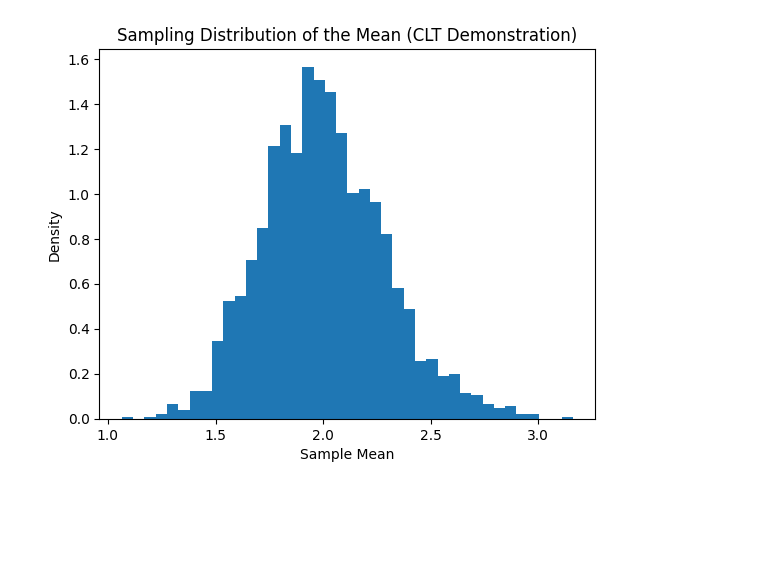
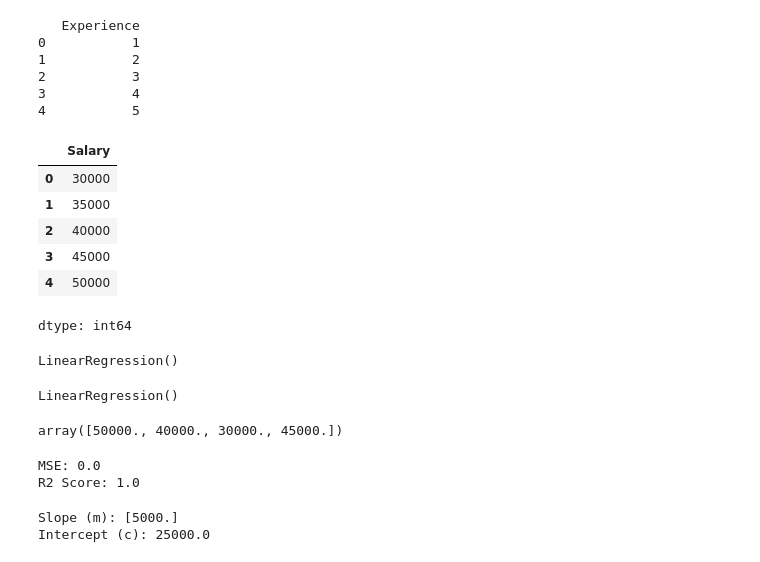
Before and after one commit to puchakatla-balaji/Edx-task5, a Jupyter notebook: chapter_appendix-tools-for-deep-learning/jupyter.ipynb, the cells around one changed output. Saved outputs shown, nothing was run; the diff lists cells and outputs as text; code cells hidden in the pictures; blank space fills up the shorter version.

```diff
--- a/chapter_appendix-tools-for-deep-learning/jupyter.ipynb
+++ b/chapter_appendix-tools-for-deep-learning/jupyter.ipynb
@@ -356,23 +153,0 @@ Skewness: 0.5916447472670472
-# %%
-import numpy as np
-import matplotlib.pyplot as plt
-
-np.random.seed(0)
-
-# Create a skewed population (exponential distribution)
-population = np.random.exponential(scale=2, size=500000)
-
-sample_means = []
-
-# Draw 2000 samples, each of size n=50
-for _ in range(2000):
-    sample = np.random.choice(population, size=50)
-    sample_means.append(np.mean(sample))
-
-plt.hist(sample_means, bins=40, density=True)
-plt.title("Sampling Distribution of the Mean (CLT Demonstration)")
-plt.xlabel("Sample Mean")
-plt.ylabel("Density")
-plt.show()
-# %% [output]
-[figure, removed]
@@ -378,0 +158,27 @@ plt.show()
+# %%
+data = pd.DataFrame({
+    'Experience': [1, 2, 3, 4, 5],
+    'Salary': [30000, 35000, 40000, 45000, 50000]
+})
+# %%
+X = data[['Experience']]   # independent variable (2D)
+y = data['Salary']         # dependent variable (1D)
+# %%
+print(X)
+# %% [output]
+   Experience
+0           1
+1           2
+2           3
+3           4
+4           5
+# %%
+y
+# %% [output]
+|  | Salary |
+| 0 | 30000 |
+| 1 | 35000 |
+| 2 | 40000 |
+| 3 | 45000 |
+| 4 | 50000 |
+dtype: int64
@@ -378,0 +192,30 @@ plt.show()
+# %%
+model.fit(X_train, y_train)
+# %% [output]
+LinearRegression()
+# %%
+model.fit(X, y)
+# %% [output]
+LinearRegression()
+# %%
+y_pred = model.predict(X_test)
+y_pred
+# %% [output]
+array([50000., 40000., 30000., 45000.])
+# %%
+from sklearn.metrics import mean_squared_error, r2_score
+
+mse = mean_squared_error(y_test, y_pred)
+r2 = r2_score(y_test, y_pred)
+
+print("MSE:", mse)
+print("R2 Score:", r2)
+# %% [output]
+MSE: 0.0
+R2 Score: 1.0
+# %%
+print("Slope (m):", model.coef_)
+print("Intercept (c):", model.intercept_)
+# %% [output]
+Slope (m): [5000.]
+Intercept (c): 25000.0
```
Also changed, not shown: parts of 16 cells of this notebook.
